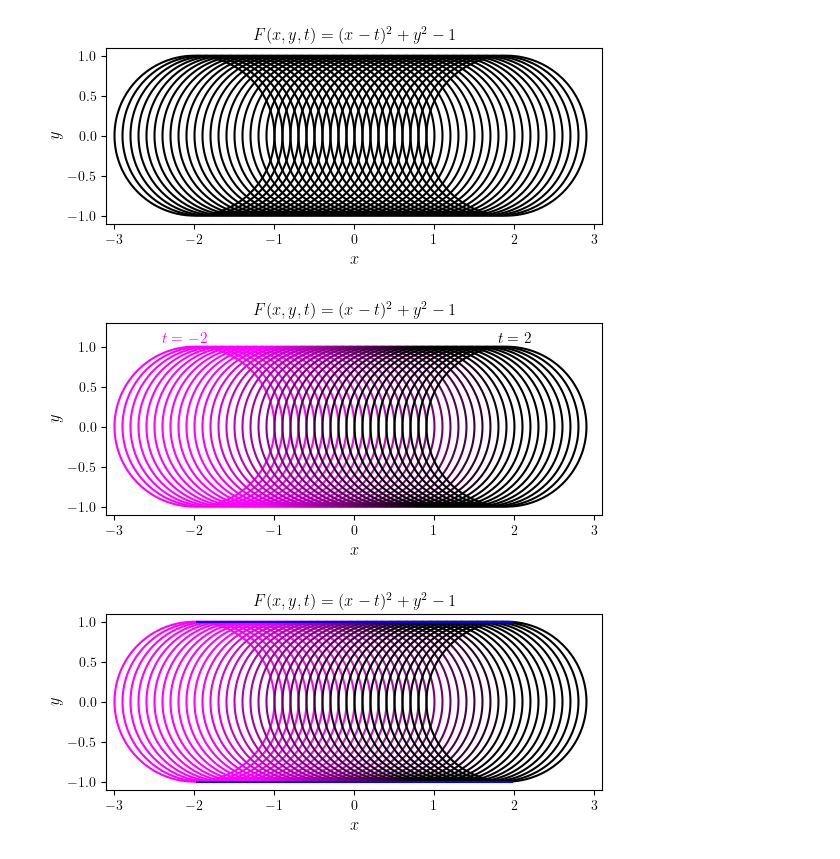
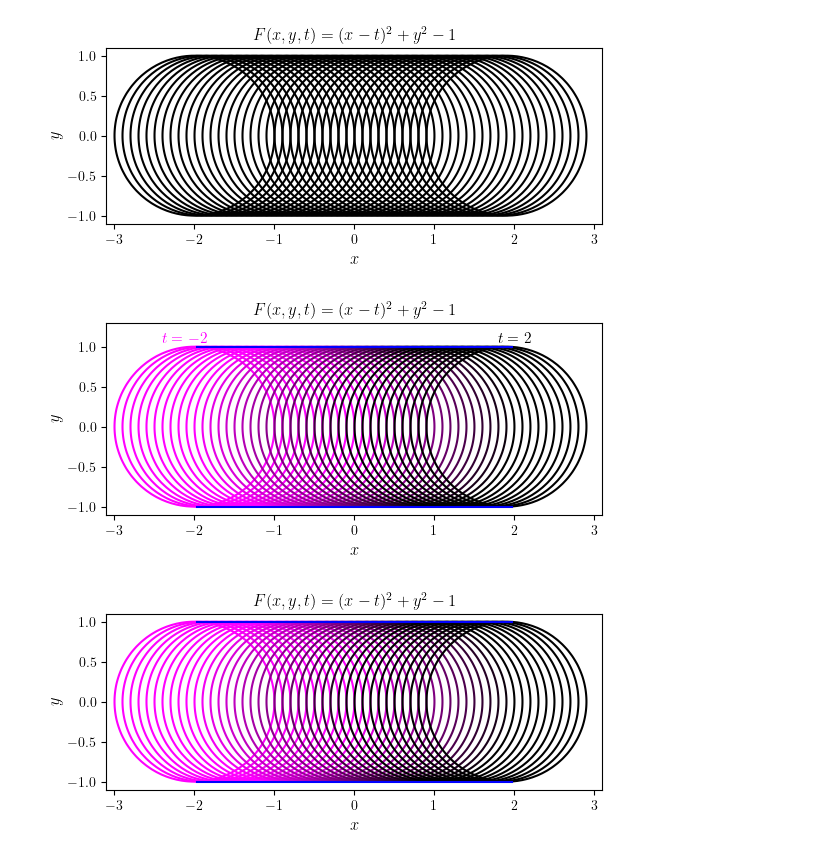
Before and after one commit to tutka13/Masters-Thesis, a Jupyter notebook: examples/graphs_for_text.ipynb, the cells around one changed output. Cells and saved outputs as stored; diff of their text form; code cells hidden in the pictures.

```diff
--- a/examples/graphs_for_text.ipynb
+++ b/examples/graphs_for_text.ipynb
@@ -183,33 +183,47 @@ plt.savefig("C:\\Users\\tutko\\Desktop\\images\\system.pdf")
 # %%
 axlimx = 3.1
 axlimy = 1.3
 x = np.linspace(-axlimx, axlimx, 100)
 y = np.linspace(-1.1, axlimy, 100)
 X, Y = np.meshgrid(x, y)
 
 for t in np.arange(-2,2,0.1):
     Fxy = (X-t)**2 + Y**2  - 1
     plt.contour(X, Y, Fxy, levels=[0], colors=[cmap((t+1)/2)])
 
 # Add labels and title
 plt.xlabel('$x$', fontsize='12')
 plt.ylabel('$y$', fontsize='12')
 plt.gca().set_aspect('equal')
 plt.title(r'$F(x, y, t) = (x-t)^2 + y^2 - 1$', fontsize='12')
 plt.text(-2.4, 1.05, f'$t = -2$', fontsize=11, color='magenta')
 plt.text(1.8, 1.05, f'$t = 2$', fontsize=11, color='black')
 
 # Add labels and title
 plt.xlabel('$x$', fontsize='12')
 plt.ylabel('$y$', fontsize='12')
 plt.gca().set_aspect('equal')
 plt.title(r'$F(x, y, t) = (x-t)^2 + y^2 - 1$', fontsize='12')
 
+# Create an array of y values, all equal to 1
+y1 = np.full(x.shape, 1)
+
+# Create an array of y values, all equal to -1
+y2 = np.full(x.shape, -1)
+
+# Mask the y values outside of the desired range
+y1_masked = np.where(np.logical_and(x >= -2, x <= 2), y1, np.nan)
+y2_masked = np.where(np.logical_and(x >= -2, x <= 2), y2, np.nan)
+
+# Plot the lines
+plt.plot(x, y1_masked, label='y = 1', color='blue', linewidth=1.5)
+plt.plot(x, y2_masked, label='y = -1', color='blue', linewidth=1.5)
+
 # Save the plot as a PDF file
 plt.savefig("C:\\Users\\tutko\\Desktop\\images\\elements.pdf")
 plt.show()
 # %% [output]
-[figure, old version]
+[figure, new version]
 # %%
 # Create the contour plot
 axlimx = 3.1
```
Also changed, not shown: 32 other files.
